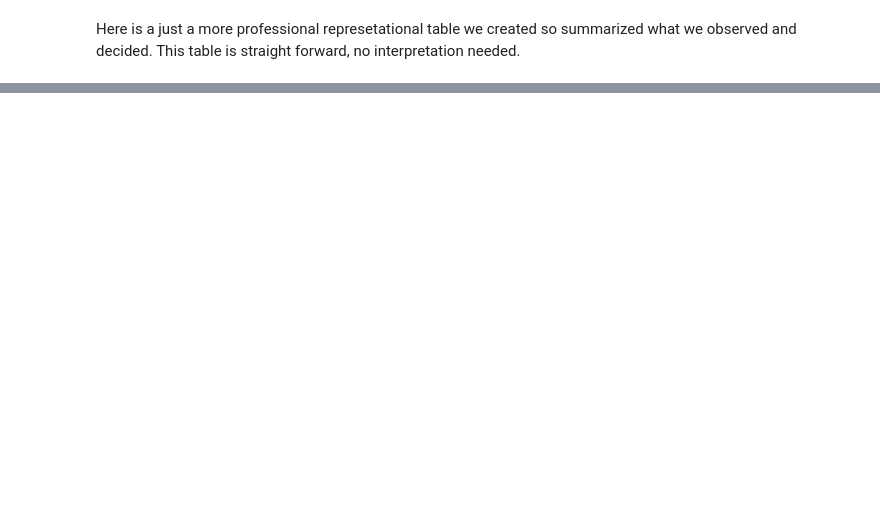
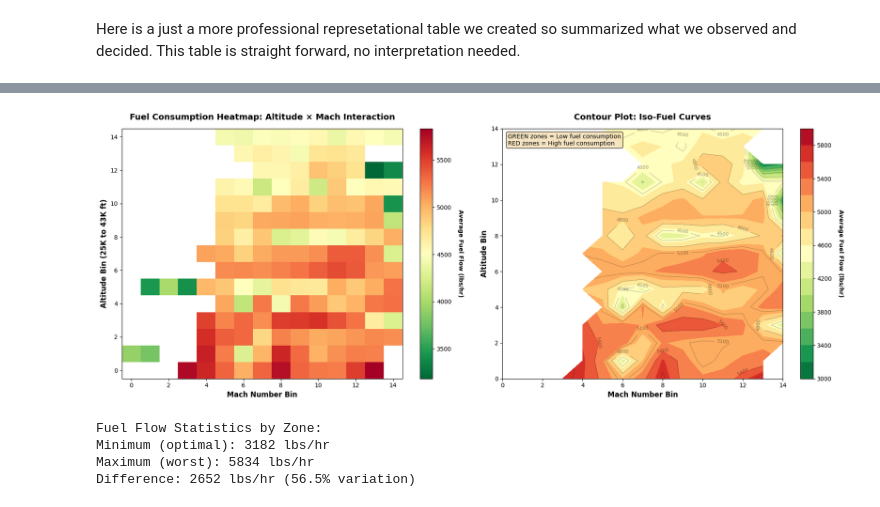
Before and after one commit to dcnguyen060899/data_5100_02_group_project, a Jupyter notebook: code/aviation_optimization_group_project.ipynb, the cells around one changed output, grey strips where cells are left out. Drawn from its saved outputs; the diff is of its cells as text; code cells hidden in the pictures; blank space fills up the shorter version.

```diff
--- a/code/aviation_optimization_group_project.ipynb
+++ b/code/aviation_optimization_group_project.ipynb
@@ -2355,0 +2390,69 @@ Here is a just a more professional represetational table we created so summarize
+# %%
+# Create bins for altitude and mach
+altitude_bins = pd.cut(df['altitude'], bins=15, labels=False)
+mach_bins = pd.cut(df['mach'], bins=15, labels=False)
+
+# Calculate mean fuel flow for each altitude-mach combination
+interaction_data = df.groupby([altitude_bins, mach_bins])['total_fuel_flow'].mean().unstack()
+
+# Create figure with two subplots
+fig, (ax1, ax2) = plt.subplots(1, 2, figsize=(18, 7))
+
+# Left plot: Heatmap
+im1 = ax1.imshow(interaction_data.values, aspect='auto', cmap='RdYlGn_r', origin='lower')
+ax1.set_xlabel('Mach Number Bin', fontsize=12, fontweight='bold')
+ax1.set_ylabel('Altitude Bin (25K to 43K ft)', fontsize=12, fontweight='bold')
+ax1.set_title('Fuel Consumption Heatmap: Altitude × Mach Interaction',
+              fontsize=14, fontweight='bold', pad=15)
+
+# Add colorbar
+cbar1 = plt.colorbar(im1, ax=ax1)
+cbar1.set_label('Average Fuel Flow (lbs/hr)', rotation=270, labelpad=20, fontweight='bold')
+
+# Add grid
+ax1.grid(False)
+
+# Right plot: Contour plot for clearer visualization
+altitude_bins_numeric = pd.cut(df['altitude'], bins=15)
+mach_bins_numeric = pd.cut(df['mach'], bins=15)
+
+# Get bin centers for labeling
+altitude_centers = [(interval.left + interval.right) / 2 for interval in altitude_bins_numeric.cat.categories]
+mach_centers = [(interval.left + interval.right) / 2 for interval in mach_bins_numeric.cat.categories]
+
+X, Y = np.meshgrid(range(len(mach_centers)), range(len(altitude_centers)))
+Z = interaction_data.values
+
+contour = ax2.contourf(X, Y, Z, levels=15, cmap='RdYlGn_r')
+contour_lines = ax2.contour(X, Y, Z, levels=8, colors='black', linewidths=0.5, alpha=0.4)
+ax2.clabel(contour_lines, inline=True, fontsize=8, fmt='%0.0f')
+
+ax2.set_xlabel('Mach Number Bin', fontsize=12, fontweight='bold')
+ax2.set_ylabel('Altitude Bin', fontsize=12, fontweight='bold')
+ax2.set_title('Contour Plot: Iso-Fuel Curves',
+              fontsize=14, fontweight='bold', pad=15)
+
+# Add colorbar
+cbar2 = plt.colorbar(contour, ax=ax2)
+cbar2.set_label('Average Fuel Flow (lbs/hr)', rotation=270, labelpad=20, fontweight='bold')
+
+# Add interpretation box
+textstr = 'GREEN zones = Low fuel consumption\nRED zones = High fuel consumption'
+props = dict(boxstyle='round', facecolor='wheat', alpha=0.8)
+ax2.text(0.02, 0.98, textstr, transform=ax2.transAxes, fontsize=10,
+        verticalalignment='top', bbox=props)
+
+plt.tight_layout()
+plt.show()
+
+# Print statistics
+print("Fuel Flow Statistics by Zone:")
+print(f"Minimum (optimal): {interaction_data.min().min():.0f} lbs/hr")
+print(f"Maximum (worst): {interaction_data.max().max():.0f} lbs/hr")
+print(f"Difference: {interaction_data.max().max() - interaction_data.min().min():.0f} lbs/hr ({((interaction_data.max().max() - interaction_data.min().min()) / interaction_data.mean().mean() * 100):.1f}% variation)")
+# %% [output]
+[figure, added]
+Fuel Flow Statistics by Zone:
+Minimum (optimal): 3182 lbs/hr
+Maximum (worst): 5834 lbs/hr
+Difference: 2652 lbs/hr (56.5% variation)
```
Also changed, not shown: parts of 22 cells of this notebook, 3 other files.
